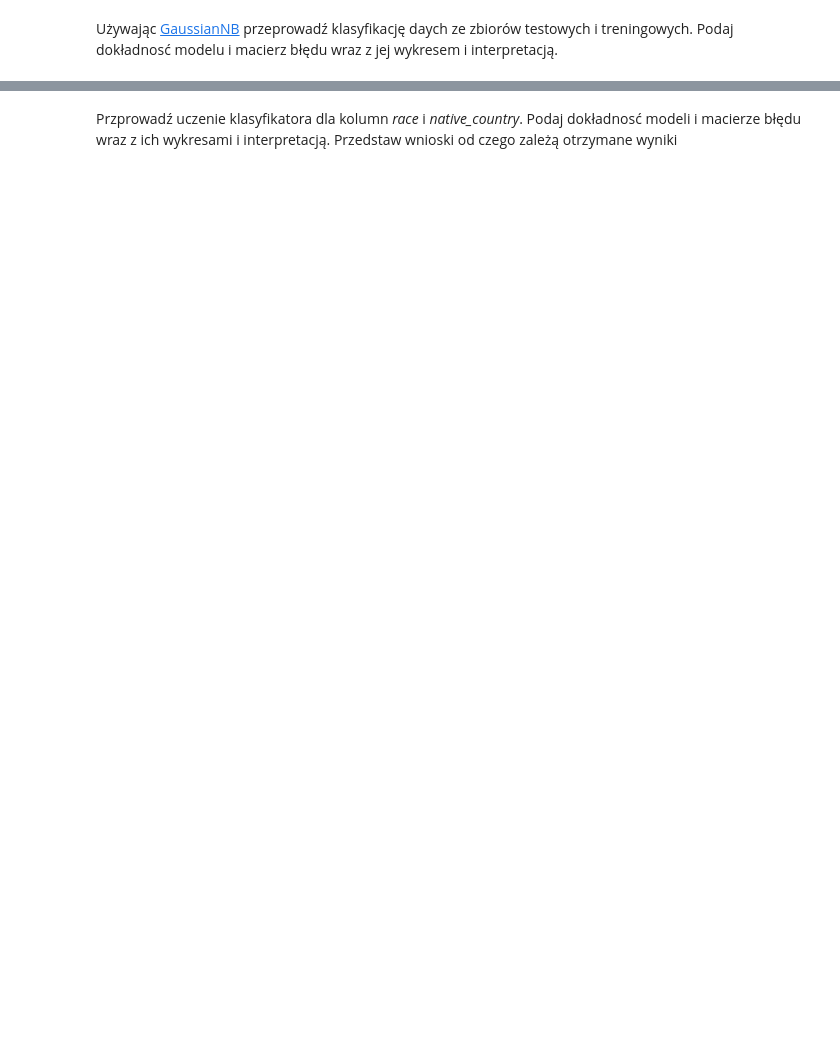
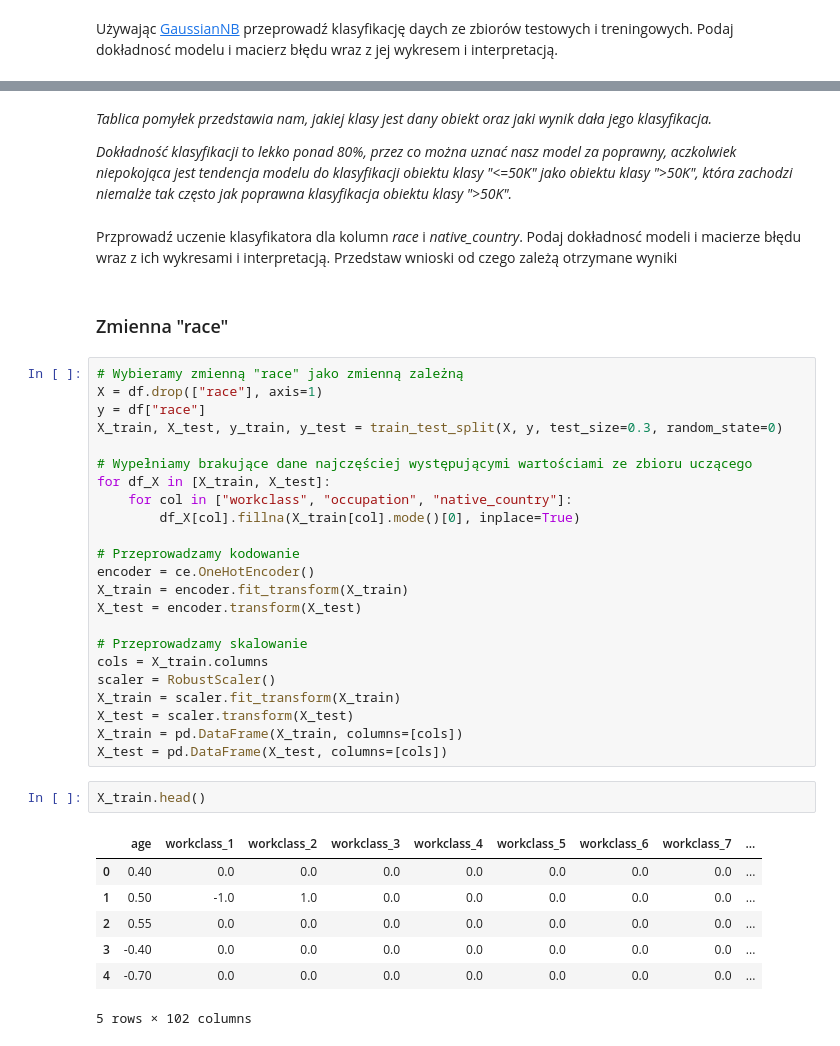
Before and after one commit to Artur-Mzyk/Analiza_i_bazy_danych, a Jupyter notebook: Lab9/raport.ipynb, the cells around one changed output, grey strips where cells are left out. Drawn from its saved outputs; the diff is of its cells as text; blank space fills up the shorter version.

```diff
--- a/Lab9/raport.ipynb
+++ b/Lab9/raport.ipynb
@@ -229,2 +208,41 @@ y_pred
+# %% [markdown]
+*Tablica pomyłek przedstawia nam, jakiej klasy jest dany obiekt oraz jaki wynik dała jego klasyfikacja.*
+
+*Dokładność klasyfikacji to lekko ponad 80%, przez co można uznać nasz model za poprawny, aczkolwiek niepokojąca jest tendencja modelu do klasyfikacji obiektu klasy "<=50K" jako obiektu klasy ">50K", która zachodzi niemalże tak często jak poprawna klasyfikacja obiektu klasy ">50K".*
 # %% [markdown]
 Przprowadź uczenie klasyfikatora dla kolumn *race* i *native_country*. Podaj dokładnosć modeli i macierze błędu wraz z ich wykresami i interpretacją. Przedstaw wnioski od czego zależą otrzymane wyniki
+# %% [markdown]
+### Zmienna "race"
+# %%
+# Wybieramy zmienną "race" jako zmienną zależną
+X = df.drop(["race"], axis=1)
+y = df["race"]
+X_train, X_test, y_train, y_test = train_test_split(X, y, test_size=0.3, random_state=0)
+
+# Wypełniamy brakujące dane najczęściej występującymi wartościami ze zbioru uczącego
+for df_X in [X_train, X_test]:
+    for col in ["workclass", "occupation", "native_country"]:
+        df_X[col].fillna(X_train[col].mode()[0], inplace=True)
+
+# Przeprowadzamy kodowanie
+encoder = ce.OneHotEncoder()
+X_train = encoder.fit_transform(X_train)
+X_test = encoder.transform(X_test)
+
+# Przeprowadzamy skalowanie
+cols = X_train.columns
+scaler = RobustScaler()
+X_train = scaler.fit_transform(X_train)
+X_test = scaler.transform(X_test)
+X_train = pd.DataFrame(X_train, columns=[cols])
+X_test = pd.DataFrame(X_test, columns=[cols])
+# %%
+X_train.head()
+# %% [output]
+|  | age | workclass_1 | workclass_2 | workclass_3 | workclass_4 | workclass_5 | workclass_6 | workclass_7 | ... |
+| 0 | 0.40 | 0.0 | 0.0 | 0.0 | 0.0 | 0.0 | 0.0 | 0.0 | ... |
+| 1 | 0.50 | -1.0 | 1.0 | 0.0 | 0.0 | 0.0 | 0.0 | 0.0 | ... |
+| 2 | 0.55 | 0.0 | 0.0 | 0.0 | 0.0 | 0.0 | 0.0 | 0.0 | ... |
+| 3 | -0.40 | 0.0 | 0.0 | 0.0 | 0.0 | 0.0 | 0.0 | 0.0 | ... |
+| 4 | -0.70 | 0.0 | 0.0 | 0.0 | 0.0 | 0.0 | 0.0 | 0.0 | ... |
+5 rows × 102 columns
```
Also changed, not shown: parts of 42 cells of this notebook.
